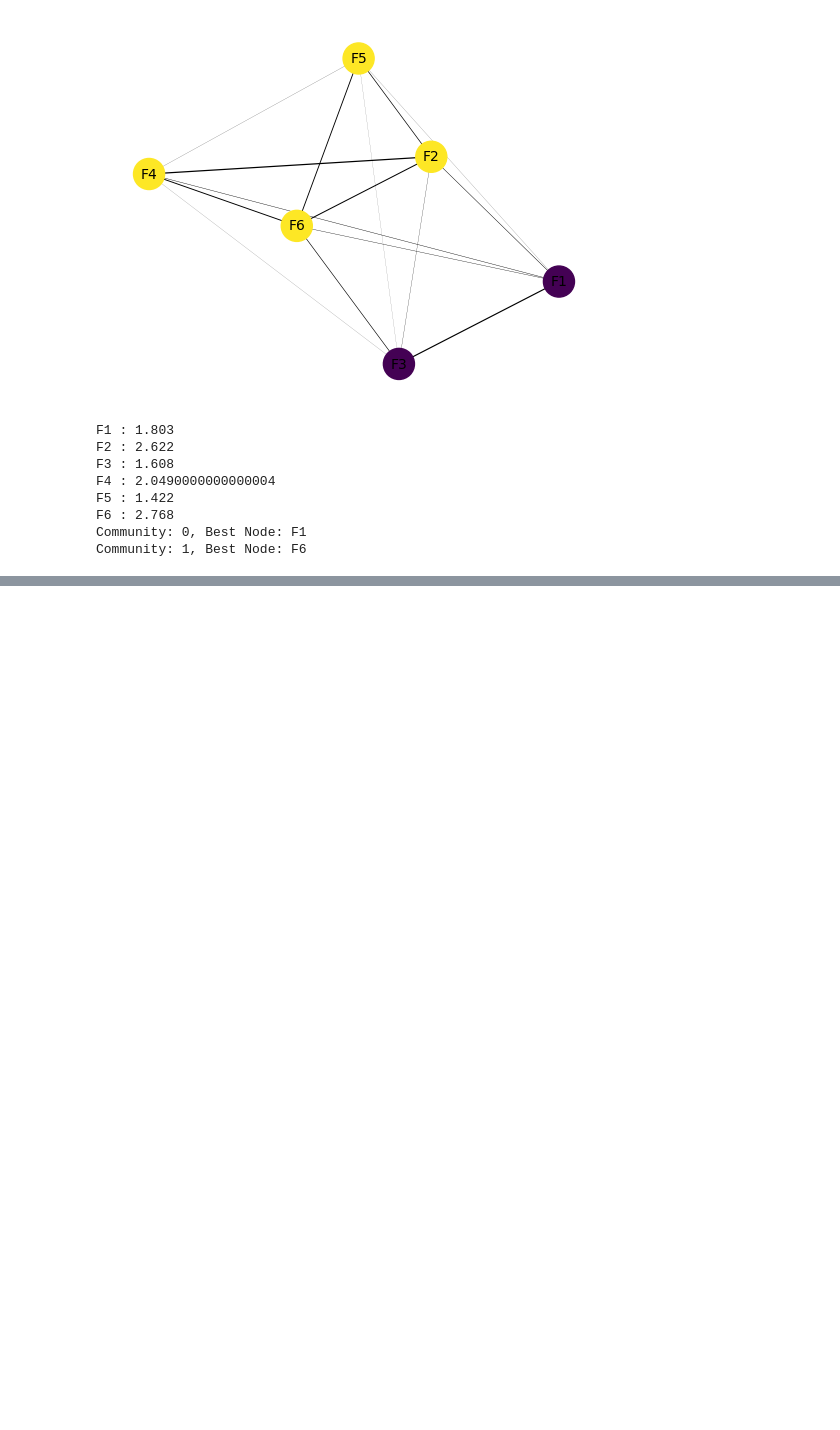
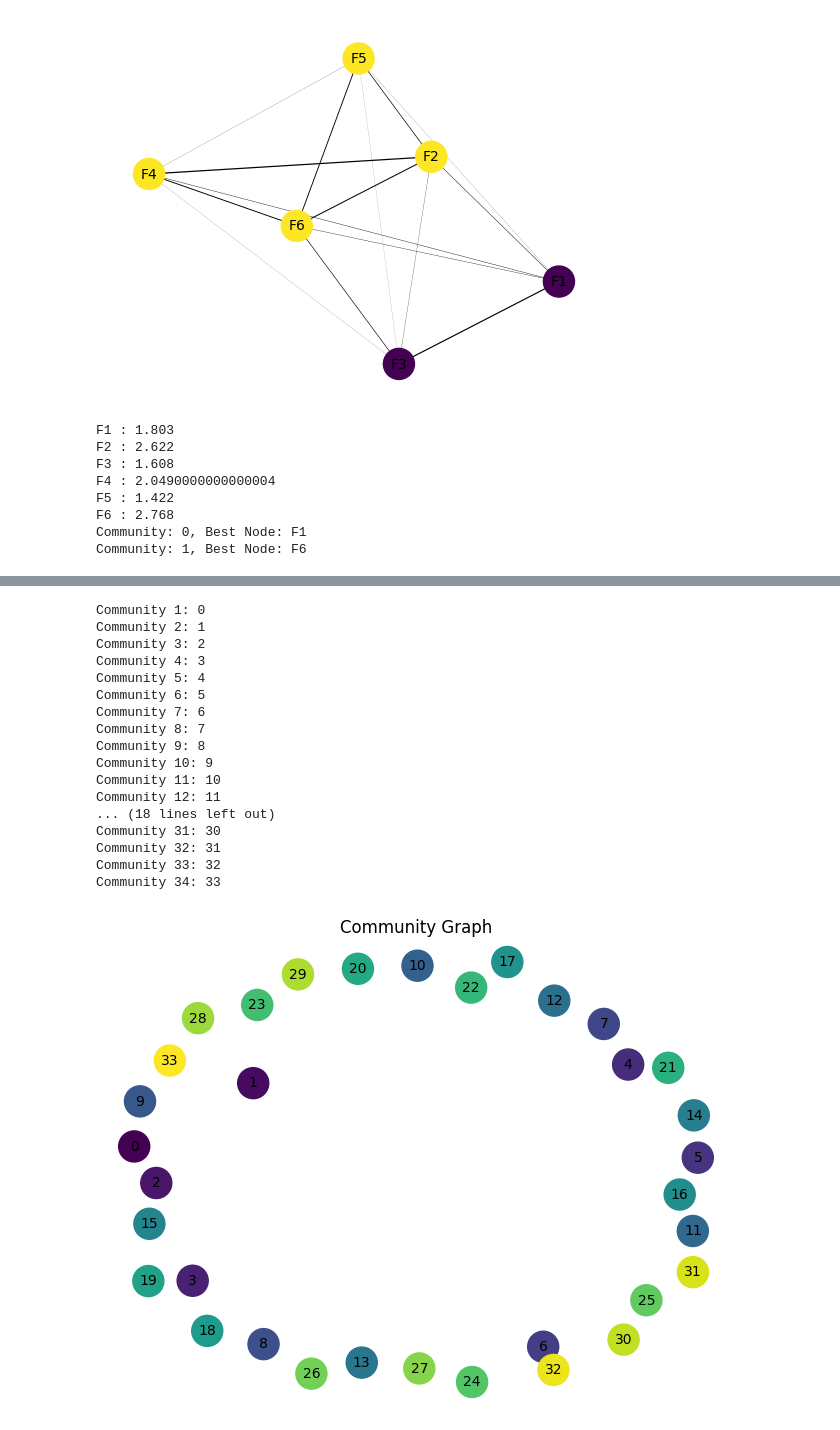
Before and after one commit to BehrangEbrahimi13/Repo_Paper_01, a Jupyter notebook: paper01_with_graph.ipynb, the cells around one changed output, grey strips where cells are left out. Cells and saved outputs as stored; diff of their text form; code cells hidden in the pictures; blank space fills up the shorter version.

```diff
--- a/paper01_with_graph.ipynb
+++ b/paper01_with_graph.ipynb
@@ -150,0 +531,70 @@ Community: 1, Best Node: F6
+# %%
+import infomap
+import networkx as nx
+import matplotlib.pyplot as plt
+
+# Create a graph
+G = nx.karate_club_graph()
+
+# Create a network object
+network = infomap.Infomap()
+
+# Add edges to the network based on the graph
+for edge in G.edges():
+    network.addLink(*edge)
+
+# Run the Infomap algorithm
+network.run()
+
+# Get the detected communities
+communities = list(network.get_modules())
+
+# Print the detected communities
+for community_id, community in enumerate(communities):
+    print(f"Community {community_id + 1}: {community}")
+
+# Create a graph to visualize the communities
+community_graph = nx.Graph()
+
+# Add nodes and edges based on the communities
+for node, community_id in enumerate(communities):
+    community_graph.add_node(node, community=community_id)
+    for neighbor in G.neighbors(node):
+        if neighbor != node and communities[neighbor] == community_id:
+            community_graph.add_edge(node, neighbor)
+
+# Define the layout and labels for the graph
+pos = nx.spring_layout(community_graph)
+labels = {node: node for node in community_graph.nodes()}
+
+# Plot the community graph
+plt.figure(figsize=(8, 6))
+plt.title("Community Graph")
+nx.draw_networkx_nodes(community_graph, pos, node_color=list(nx.get_node_attributes(community_graph, "community").values()), cmap='viridis', node_size=500)
+nx.draw_networkx_labels(community_graph, pos, labels, font_size=10)
+nx.draw_networkx_edges(community_graph, pos, edge_color='gray')
+plt.axis('off')
+plt.show()
+
+# Print the best node for each community
+for community, node in best_nodes.items():
+    print(f"Community {community}: Best Node {node}")
+# %% [output]
+Community 1: 0
+Community 2: 1
+Community 3: 2
+Community 4: 3
+Community 5: 4
+Community 6: 5
+Community 7: 6
+Community 8: 7
+Community 9: 8
+Community 10: 9
+Community 11: 10
+Community 12: 11
+... (18 lines left out)
+Community 31: 30
+Community 32: 31
+Community 33: 32
+Community 34: 33
+[figure, added]
```
Also changed, not shown: parts of 17 cells of this notebook.
